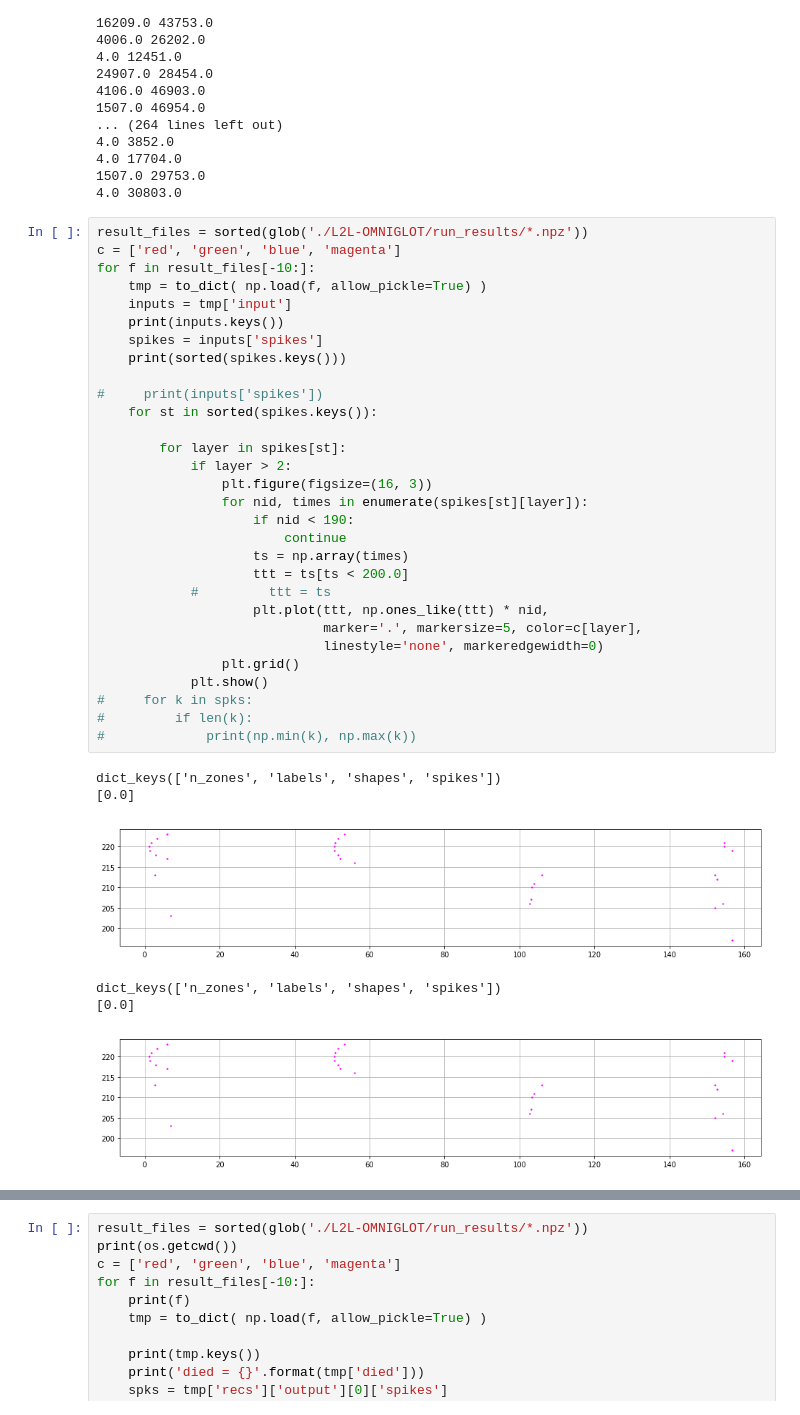
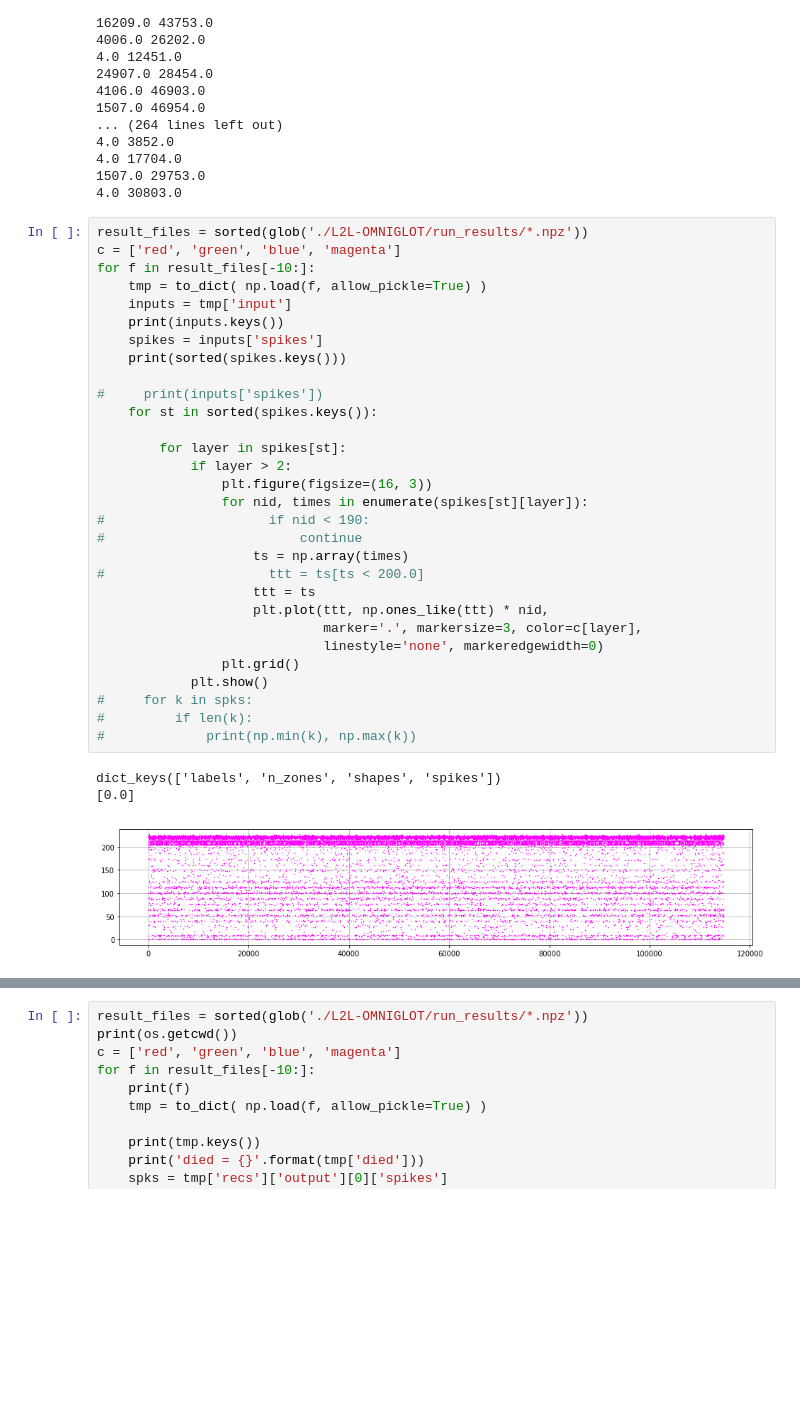
Before and after one commit to oyvinht/l2l-omniglot, a Jupyter notebook: classifier_on_outputs.ipynb, the cells around one changed output, grey strips where cells are left out. Drawn from its saved outputs; the diff is of its cells as text; blank space fills up the shorter version.

```diff
--- a/classifier_on_outputs.ipynb
+++ b/classifier_on_outputs.ipynb
@@ -138,40 +138,37 @@ for f in result_files:
 # %%
 result_files = sorted(glob('./L2L-OMNIGLOT/run_results/*.npz'))
 c = ['red', 'green', 'blue', 'magenta']
 for f in result_files[-10:]:
     tmp = to_dict( np.load(f, allow_pickle=True) )
     inputs = tmp['input']
     print(inputs.keys())
     spikes = inputs['spikes']
     print(sorted(spikes.keys()))
 
 #     print(inputs['spikes'])
     for st in sorted(spikes.keys()):
 
         for layer in spikes[st]:
             if layer > 2:
                 plt.figure(figsize=(16, 3))
                 for nid, times in enumerate(spikes[st][layer]):
-                    if nid < 190:
-                        continue
+#                     if nid < 190:
+#                         continue
                     ts = np.array(times)
-                    ttt = ts[ts < 200.0]
-            #         ttt = ts
+#                     ttt = ts[ts < 200.0]
+                    ttt = ts
                     plt.plot(ttt, np.ones_like(ttt) * nid,
-                             marker='.', markersize=5, color=c[layer],
+                             marker='.', markersize=3, color=c[layer],
                              linestyle='none', markeredgewidth=0)
                 plt.grid()
             plt.show()
 #     for k in spks:
 #         if len(k):
 #             print(np.min(k), np.max(k))
 # %% [output]
-dict_keys(['n_zones', 'labels', 'shapes', 'spikes'])
+dict_keys(['labels', 'n_zones', 'shapes', 'spikes'])
 [0.0]
-[figure, old version]
+[figure, new version]
-dict_keys(['n_zones', 'labels', 'shapes', 'spikes'])
-[0.0]
-[figure, removed]
 # %%
 result_files = sorted(glob('./L2L-OMNIGLOT/run_results/*.npz'))
 print(os.getcwd())
```
Also changed, not shown: parts of 1 cell of this notebook, 1 other file.
